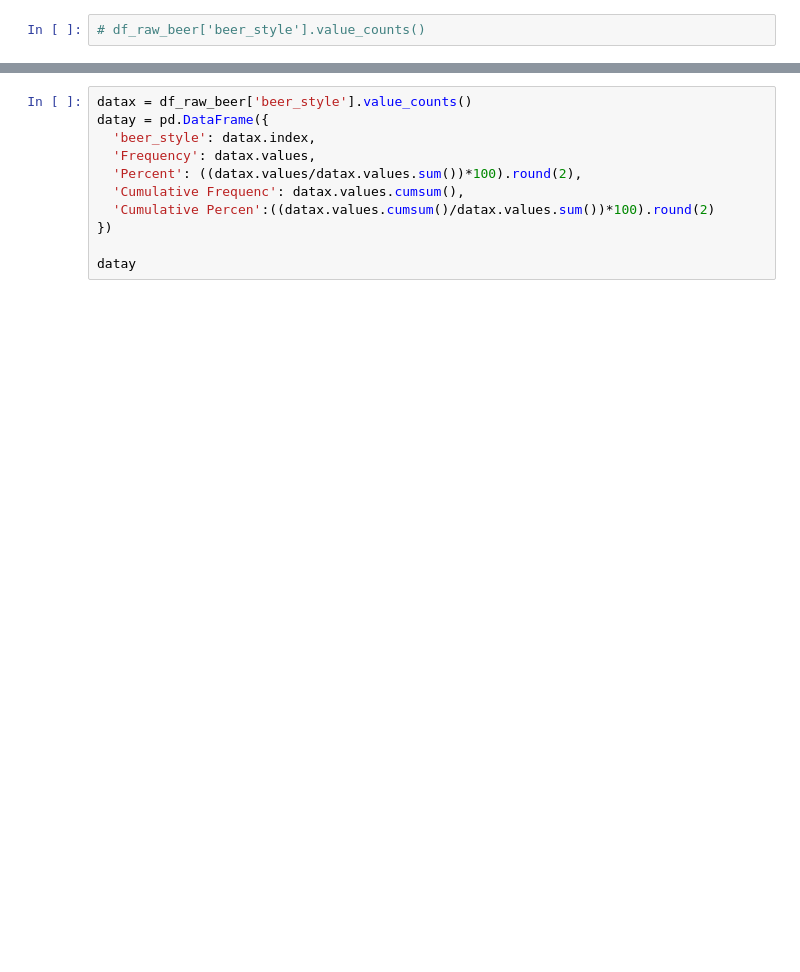
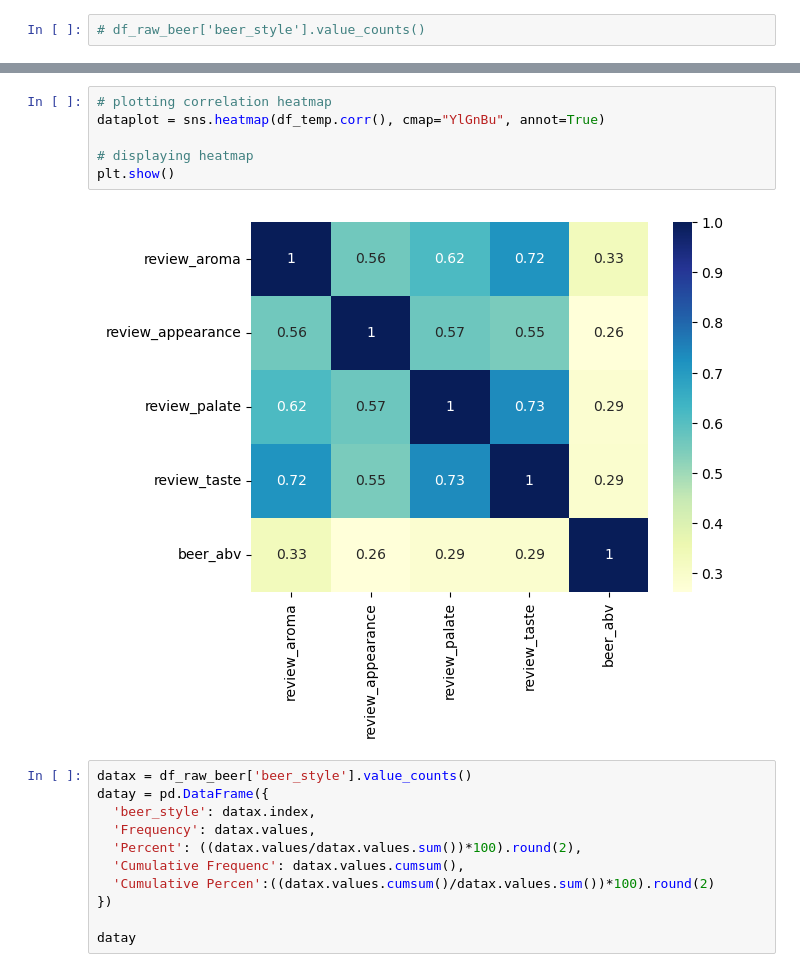
Before and after one commit to aprilgum/beer-type-prediction, a Jupyter notebook: notebooks/nommesen_april-beer-eda.ipynb, the cells around one changed output, grey strips where cells are left out. Drawn from its saved outputs; the diff is of its cells as text; blank space fills up the shorter version.

```diff
--- a/notebooks/nommesen_april-beer-eda.ipynb
+++ b/notebooks/nommesen_april-beer-eda.ipynb
@@ -113,3 +155,11 @@ sns.pairplot(df_temp,
+# %%
+# plotting correlation heatmap
+dataplot = sns.heatmap(df_temp.corr(), cmap="YlGnBu", annot=True)
+
+# displaying heatmap
+plt.show()
+# %% [output]
+[figure, added]
 # %%
 datax = df_raw_beer['beer_style'].value_counts()
 datay = pd.DataFrame({
```
Also changed, not shown: parts of 5 cells of this notebook, 1 other file.
